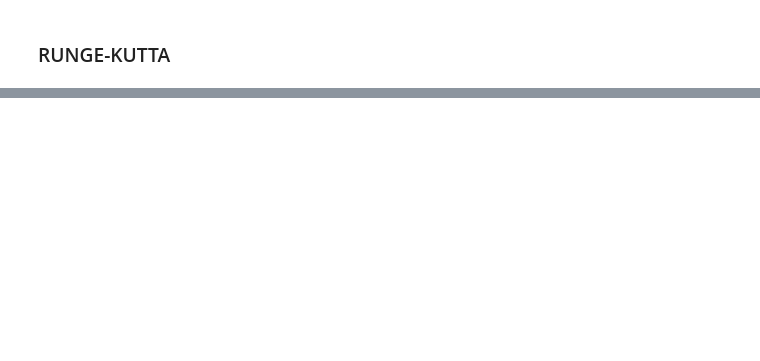
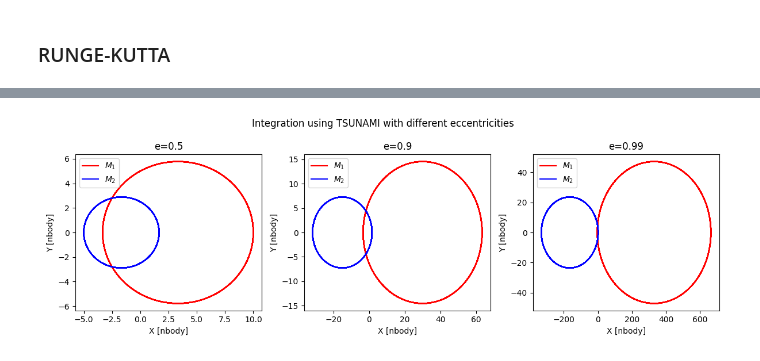
Before and after one commit to giadaaggio/compastro_23, a Jupyter notebook: Fireworks/assignment3/eccentric_orbit_tsunami.ipynb, the cells around one changed output, grey strips where cells are left out. Cells and saved outputs as stored; diff of their text form; code cells hidden in the pictures; blank space fills up the shorter version.

```diff
--- a/Fireworks/assignment3/eccentric_orbit_tsunami.ipynb
+++ b/Fireworks/assignment3/eccentric_orbit_tsunami.ipynb
@@ -269,0 +372,4 @@ plt.legend()
+# %%
+part_1_tsunami = part_1.copy()
+part_2_tsunami = part_2.copy()
+part_3_tsunami = part_3.copy()
@@ -269,0 +398,44 @@ plt.legend()
+# %%
+#e=0.5
+pos1_tsu_1, pos2_tsu_1 = integration_with_tsunami(part_1_tsunami, tsimulation_1)
+
+#e=0.9
+pos1_tsu_2, pos2_tsu_2 = integration_with_tsunami(part_2_tsunami, tsimulation_2)
+
+#e=0.99
+pos1_tsu_3, pos2_tsu_3 = integration_with_tsunami(part_3_tsunami, tsimulation_3)
+# %%
+plt.figure(figsize=(12,4))
+
+plt.suptitle('Integration using TSUNAMI with different eccentricities')
+
+#e=0.5
+plt.subplot(1,3,1)
+plt.title('e=0.5')
+plt.plot(pos1_tsu_1[:,0], pos1_tsu_1[:,1], label=f'$M_1$', color='red')
+plt.plot(pos2_tsu_1[:,0], pos2_tsu_1[:,1], label=f'$M_2$', color='blue')
+plt.xlabel('X [nbody]')
+plt.ylabel('Y [nbody]')
+plt.legend()
+
+#e=0.9
+plt.subplot(1,3,2)
+plt.title('e=0.9')
+plt.plot(pos1_tsu_2[:,0], pos1_tsu_2[:,1], label=f'$M_1$', color='red')
+plt.plot(pos2_tsu_2[:,0], pos2_tsu_2[:,1], label=f'$M_2$', color='blue')
+plt.xlabel('X [nbody]')
+plt.ylabel('Y [nbody]')
+plt.legend()
+
+#e=0.99
+plt.subplot(1,3,3)
+plt.title('e=0.99')
+plt.plot(pos1_tsu_3[:,0], pos1_tsu_3[:,1], label=f'$M_1$', color='red')
+plt.plot(pos2_tsu_3[:,0], pos2_tsu_3[:,1], label=f'$M_2$', color='blue')
+plt.xlabel('X [nbody]')
+plt.ylabel('Y [nbody]')
+plt.legend()
+
+plt.tight_layout()
+# %% [output]
+[figure, added]
```
Also changed, not shown: parts of 23 cells of this notebook, 2 other files.
